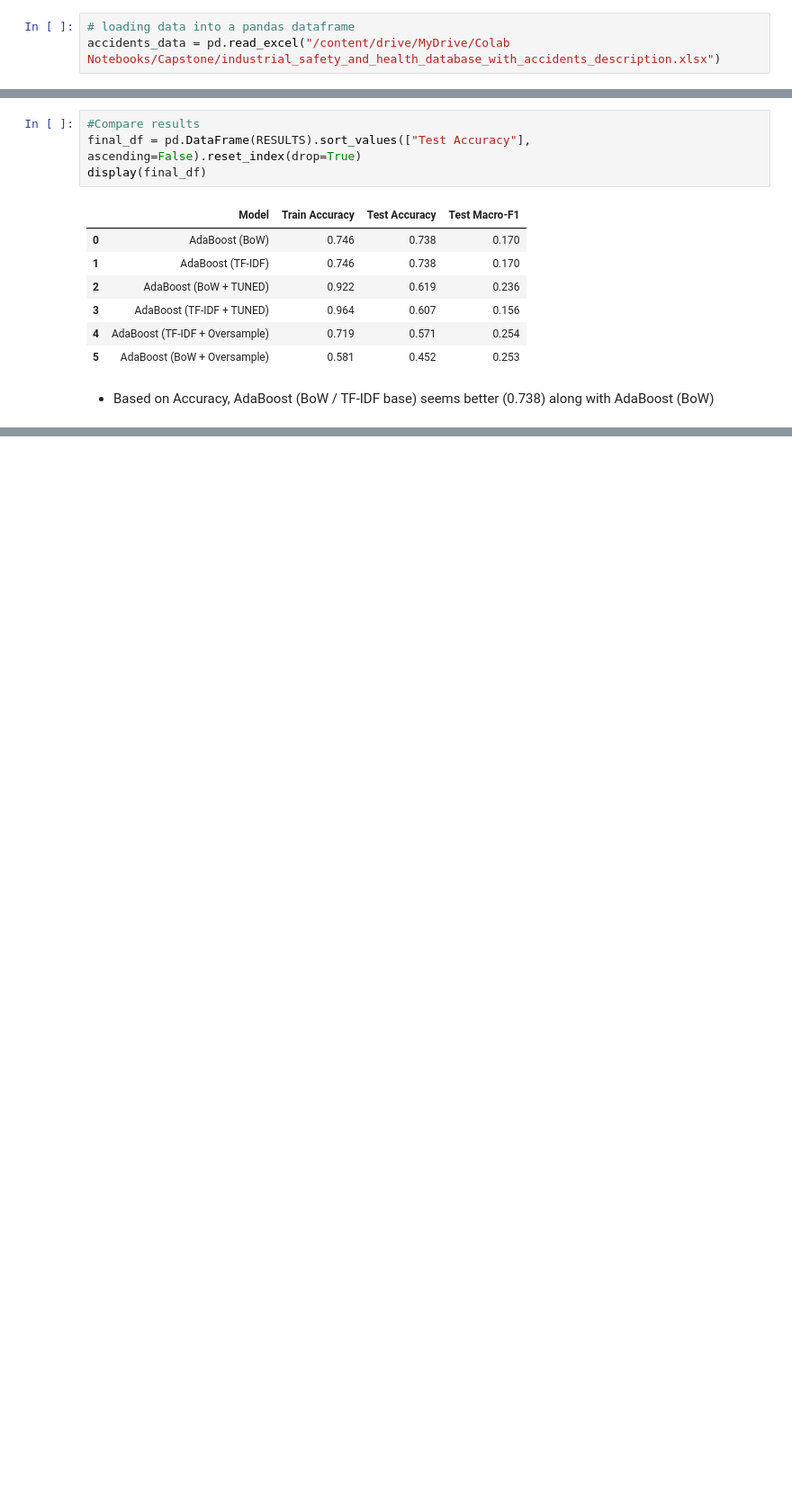
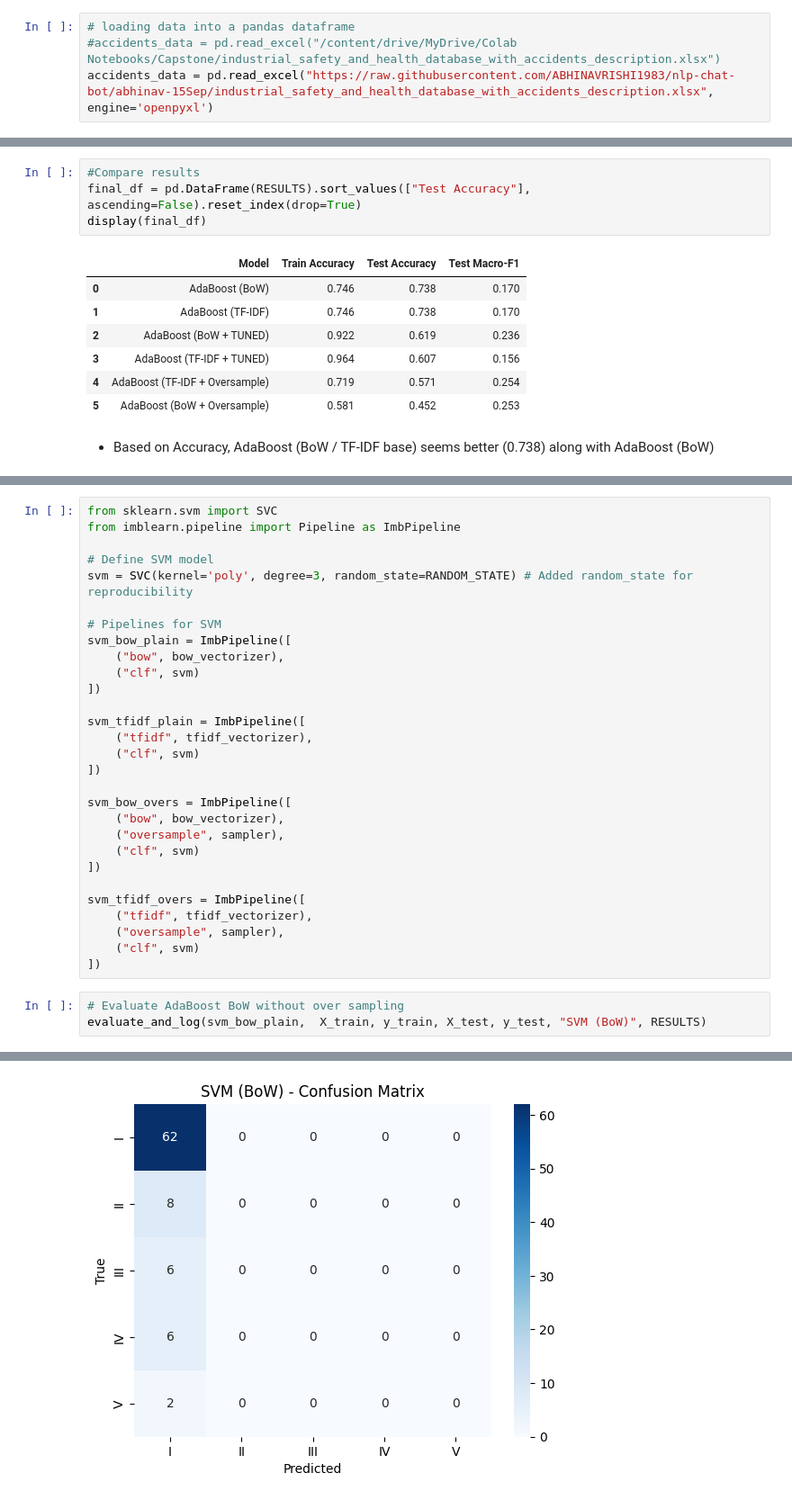
Before and after one commit to ABHINAVRISHI1983/nlp-chat-bot, a Jupyter notebook: NLPChatbot.ipynb, the cells around one changed output, grey strips where cells are left out. Shown at 90% size. Saved outputs shown, nothing was run; the diff lists cells and outputs as text; blank space fills up the shorter version.

```diff
--- a/NLPChatbot.ipynb
+++ b/NLPChatbot.ipynb
@@ -50,7 +57,8 @@ drive.mount('/content/drive') # Mounts your Google Drive
 Drive already mounted at /content/drive; to attempt to forcibly remount, call drive.mount("/content/drive", force_remount=True).
 # %%
 # loading data into a pandas dataframe
-accidents_data = pd.read_excel("/content/drive/MyDrive/Colab Notebooks/Capstone/industrial_safety_and_health_database_with_accidents_description.xlsx")
+#accidents_data = pd.read_excel("/content/drive/MyDrive/Colab Notebooks/Capstone/industrial_safety_and_health_database_with_accidents_description.xlsx")
+accidents_data = pd.read_excel("https://raw.githubusercontent.com/ABHINAVRISHI1983/nlp-chat-bot/abhinav-15Sep/industrial_safety_and_health_database_with_accidents_description.xlsx", engine='openpyxl')
 # %%
 # creating a copy of the data
 data = accidents_data.copy() #Good practice to preserve raw data
@@ -680,0 +691,33 @@ display(final_df)
+# %%
+from sklearn.svm import SVC
+from imblearn.pipeline import Pipeline as ImbPipeline
+
+# Define SVM model
+svm = SVC(kernel='poly', degree=3, random_state=RANDOM_STATE) # Added random_state for reproducibility
+
+# Pipelines for SVM
+svm_bow_plain = ImbPipeline([
+    ("bow", bow_vectorizer),
+    ("clf", svm)
+])
+
+svm_tfidf_plain = ImbPipeline([
+    ("tfidf", tfidf_vectorizer),
+    ("clf", svm)
+])
+
+svm_bow_overs = ImbPipeline([
+    ("bow", bow_vectorizer),
+    ("oversample", sampler),
+    ("clf", svm)
+])
+
+svm_tfidf_overs = ImbPipeline([
+    ("tfidf", tfidf_vectorizer),
+    ("oversample", sampler),
+    ("clf", svm)
+])
+# %%
+# Evaluate AdaBoost BoW without over sampling
+evaluate_and_log(svm_bow_plain,  X_train, y_train, X_test, y_test, "SVM (BoW)", RESULTS)
+# %% [output]
@@ -680,0 +740 @@ display(final_df)
+[figure, added]
```
Also changed, not shown: parts of 12 cells of this notebook.
